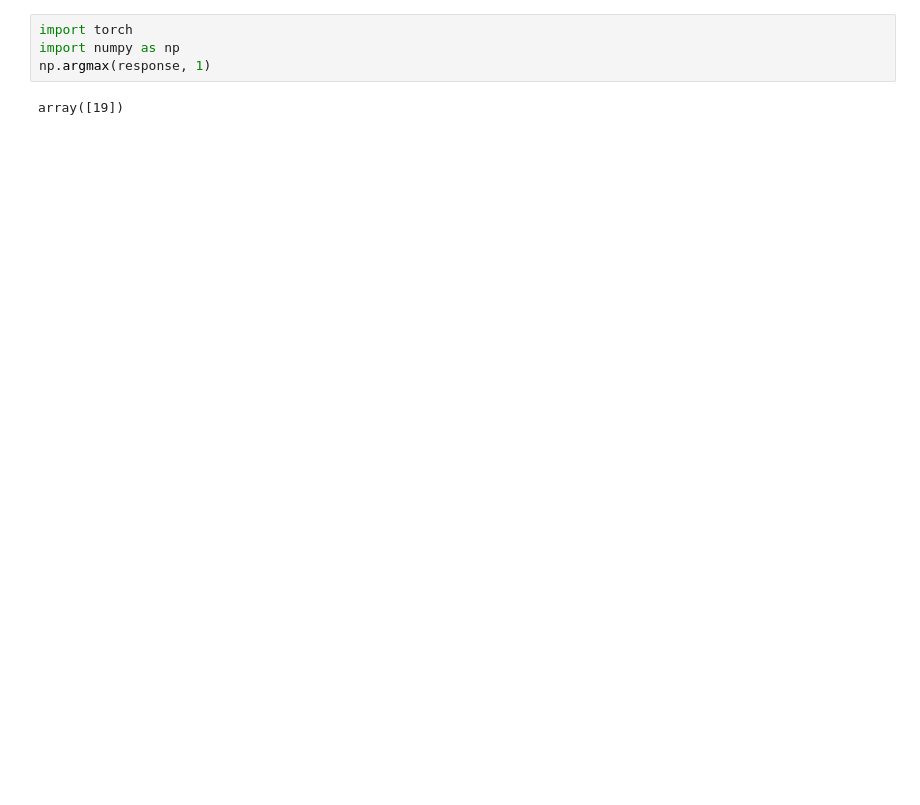
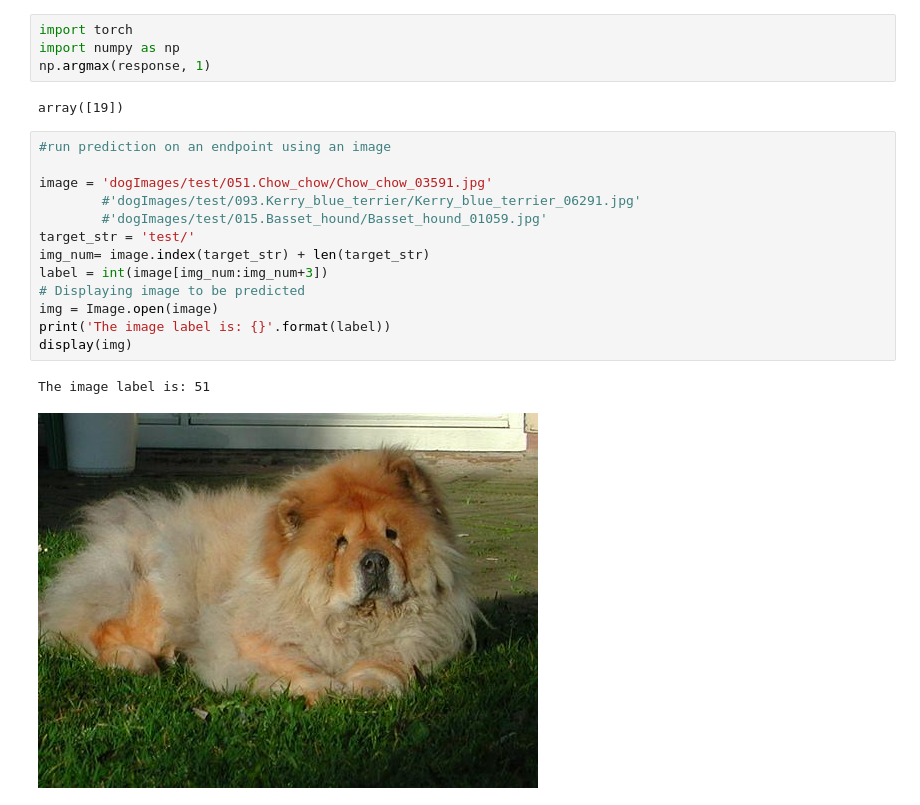
Before and after one commit to HebaMa7moud/image_classification_AWS, a Jupyter notebook: train_and_deploy.ipynb, the cells around one changed output. Drawn from its saved outputs; the diff is of its cells as text; blank space fills up the shorter version.

```diff
--- a/train_and_deploy.ipynb
+++ b/train_and_deploy.ipynb
@@ -582,3 +588,19 @@ import numpy as np
 np.argmax(response, 1)
 # %% [output]
 array([19])
+# %%
+#run prediction on an endpoint using an image
+
+image = 'dogImages/test/051.Chow_chow/Chow_chow_03591.jpg'
+        #'dogImages/test/093.Kerry_blue_terrier/Kerry_blue_terrier_06291.jpg'
+        #'dogImages/test/015.Basset_hound/Basset_hound_01059.jpg'
+target_str = 'test/'
+img_num= image.index(target_str) + len(target_str)
+label = int(image[img_num:img_num+3])
+# Displaying image to be predicted
+img = Image.open(image)
+print('The image label is: {}'.format(label))
+display(img)
+# %% [output]
+The image label is: 51
+[figure, added]
```
Also changed, not shown: parts of 12 cells of this notebook.
